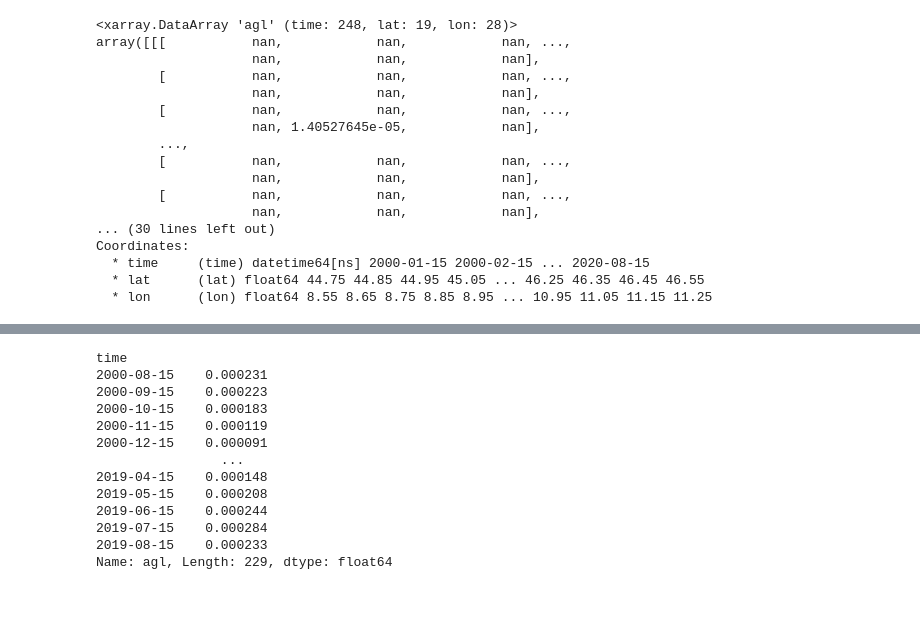
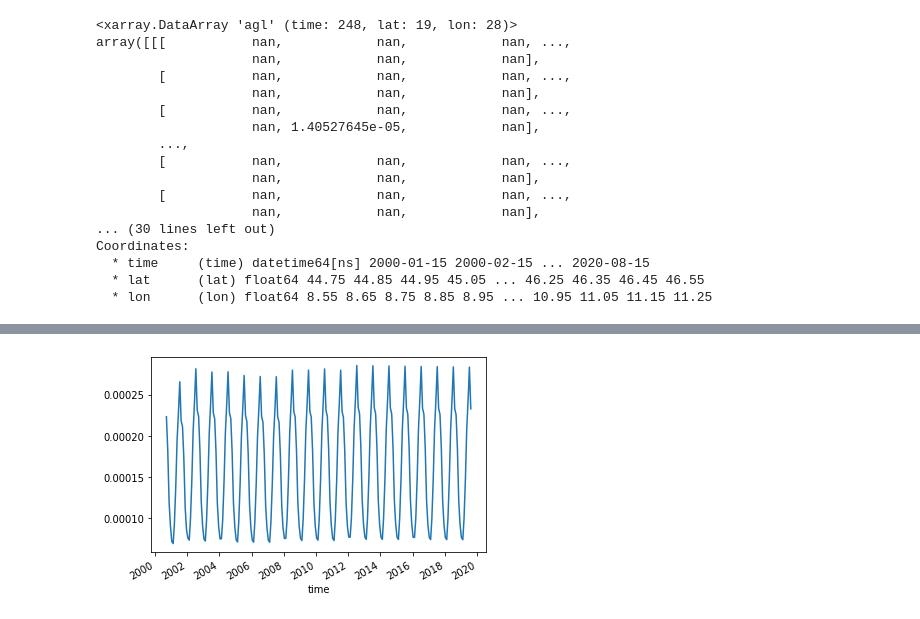
Before and after one commit to samuelexferri/unibg-statistic2, a Jupyter notebook: notebooks/cross_validation.ipynb, the cells around one changed output, grey strips where cells are left out. Saved outputs shown, nothing was run; the diff lists cells and outputs as text; code cells hidden in the pictures.

Commit message:
Update cross validation

```diff
--- a/notebooks/cross_validation.ipynb
+++ b/notebooks/cross_validation.ipynb
@@ -32,9 +32,8 @@ Coordinates:
   * lon      (lon) float64 8.55 8.65 8.75 8.85 8.95 ... 10.95 11.05 11.15 11.25
 # %%
 # MAX: lat(45.35 6) lon(10.25 17)
-# TIME: '2000-08-15' '2019-08-15' (Training set)
+# TIME: '2000-09-15' '2019-08-15' (Training set)
 # Scarto i primi mesi fino ad settembre del 2000 per avere esattamente 19 anni, tenendo l'ultimo anno per il training
-# Abbiamo 228 osservazioni mensili, con k scegliamo quante usarle pere il training, la restante parte verrà usata per il test (Arrotondiamo per anno magari)
-k = 204
-nh3_max = utils.cross_validation(nh3_nc.agl, 6, 17, '2000-09-15', '2019-08-15', k)
+nh3_max = cross_validation.slice_and_select_timeserie(nh3_nc.agl, 6, 17, '2000-09-15', '2019-08-15')
+nh3_max.plot()
 # %% [output]
@@ -42,32 +41 @@ SyntaxError: invalid syntax (<ipython-input-14-4f51bad478a3>, line 1)
+[figure, added]
-# %%
-# TODO RIMUOVERE
-
-import pandas as pd
-import numpy as np
-import sklearn.linear_model as skl_lm
-import matplotlib.pyplot as plt
-
-lat = 6
-lon = 17
-data = nh3_nc.agl[:,lat,lon].to_series()
-start_time = '2000-09-15'
-end_time = '2019-08-15'
-k = 204
-
-data = data[start_time:end_time]
-
-data
-# %% [output]
-time
-2000-08-15    0.000231
-2000-09-15    0.000223
-2000-10-15    0.000183
-2000-11-15    0.000119
-2000-12-15    0.000091
-                ...
-2019-04-15    0.000148
-2019-05-15    0.000208
-2019-06-15    0.000244
-2019-07-15    0.000284
-2019-08-15    0.000233
-Name: agl, Length: 229, dtype: float64
```
Also changed, not shown: parts of 12 cells of this notebook, 3 other files.
